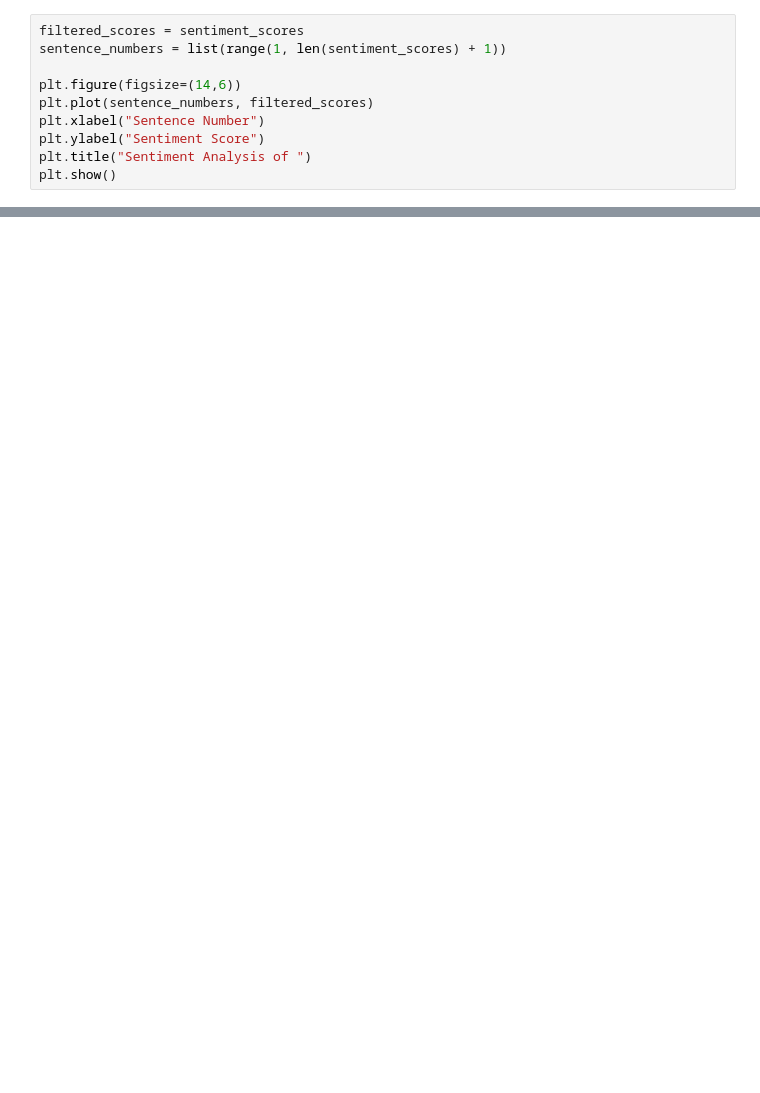
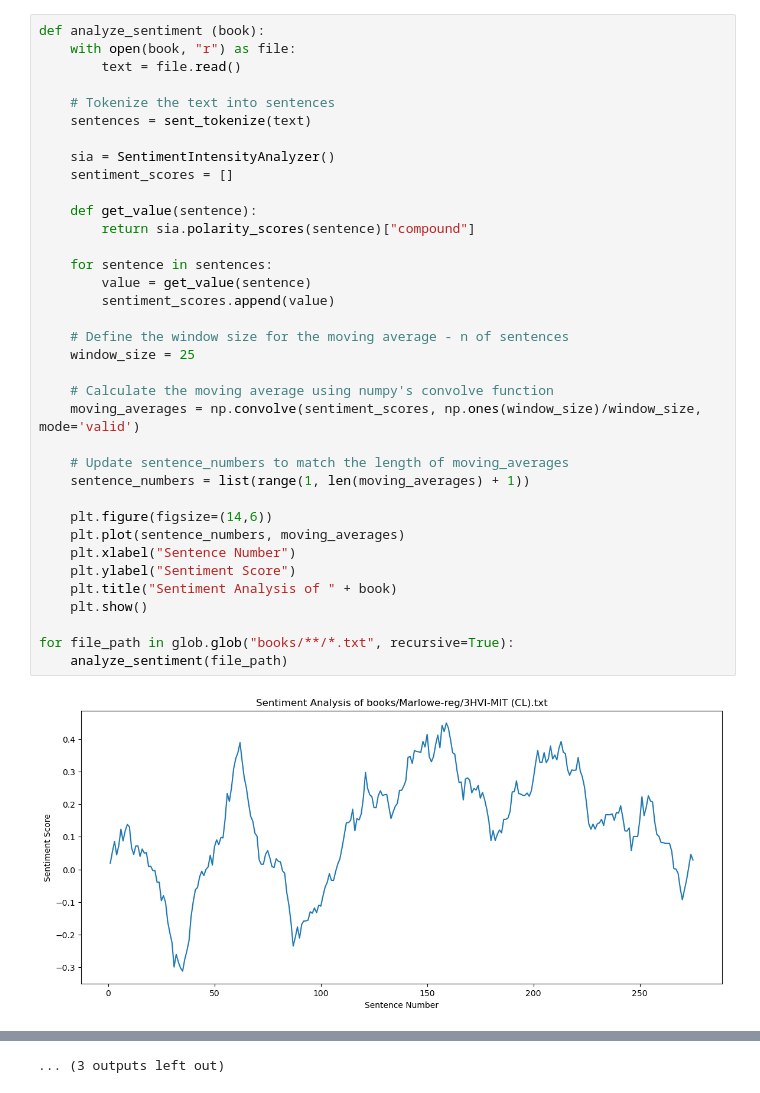
Before and after one commit to alex-krtt/kitmarlowe-jupyter, a Jupyter notebook: sentiment_analysis.ipynb, the cells around one changed output, grey strips where cells are left out. Drawn from its saved outputs; the diff is of its cells as text; blank space fills up the shorter version.

Commit message:
modify to all books

```diff
--- a/sentiment_analysis.ipynb
+++ b/sentiment_analysis.ipynb
@@ -44,10 +10,38 @@ for sentence in sentences:
-# %%
-filtered_scores = sentiment_scores
-sentence_numbers = list(range(1, len(sentiment_scores) + 1))
-
-plt.figure(figsize=(14,6))
-plt.plot(sentence_numbers, filtered_scores)
-plt.xlabel("Sentence Number")
-plt.ylabel("Sentiment Score")
-plt.title("Sentiment Analysis of ")
-plt.show()
+# %%
+def analyze_sentiment (book):
+    with open(book, "r") as file:
+        text = file.read()
+
+    # Tokenize the text into sentences
+    sentences = sent_tokenize(text)
+
+    sia = SentimentIntensityAnalyzer()
+    sentiment_scores = []
+
+    def get_value(sentence):
+        return sia.polarity_scores(sentence)["compound"]
+
+    for sentence in sentences:
+        value = get_value(sentence)
+        sentiment_scores.append(value)
+
+    # Define the window size for the moving average - n of sentences
+    window_size = 25
+
+    # Calculate the moving average using numpy's convolve function
+    moving_averages = np.convolve(sentiment_scores, np.ones(window_size)/window_size, mode='valid')
+
+    # Update sentence_numbers to match the length of moving_averages
+    sentence_numbers = list(range(1, len(moving_averages) + 1))
+
+    plt.figure(figsize=(14,6))
+    plt.plot(sentence_numbers, moving_averages)
+    plt.xlabel("Sentence Number")
+    plt.ylabel("Sentiment Score")
+    plt.title("Sentiment Analysis of " + book)
+    plt.show()
+
+for file_path in glob.glob("books/**/*.txt", recursive=True):
+    analyze_sentiment(file_path)
+# %% [output]
+[figure, added]
@@ -53,0 +59 @@ plt.show()
+... (3 outputs left out)
```
Also changed, not shown: parts of 3 cells of this notebook, 1 other file.
